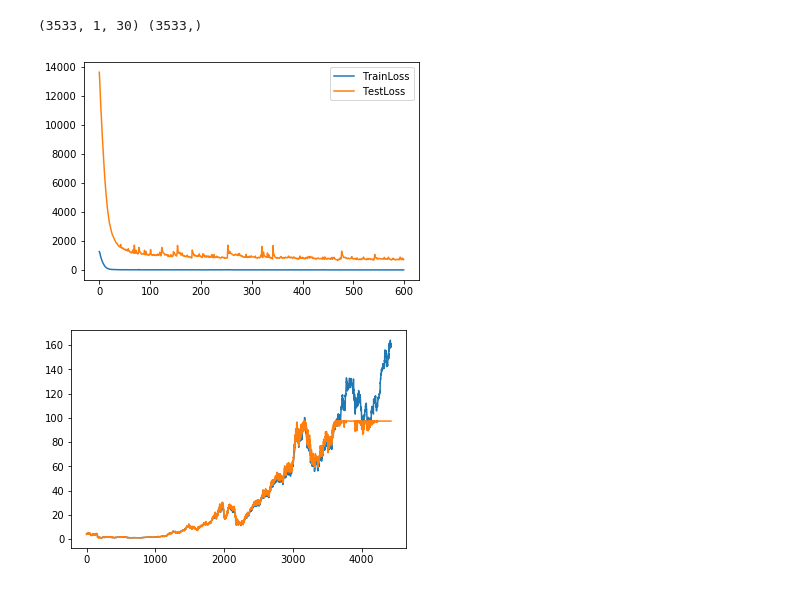
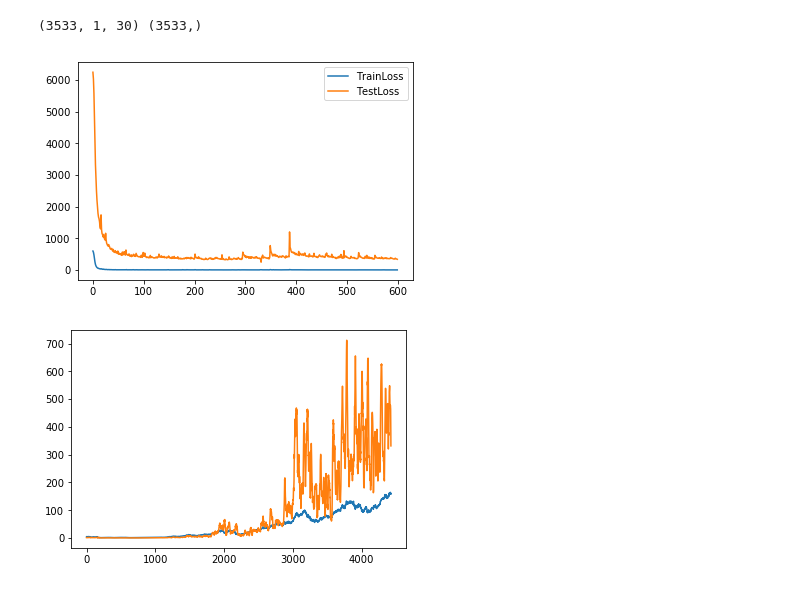
Before and after one commit to sshh12/StockMarketML, a Jupyter notebook: BasicPrediction.ipynb, the cells around one changed output. Cells and saved outputs as stored; diff of their text form; code cells hidden in the pictures.

```diff
--- a/BasicPrediction.ipynb
+++ b/BasicPrediction.ipynb
@@ -47,25 +45,44 @@ def get_data(stock, ratio=.80):
 # %%
 # Setup (Create Model)
 
-def get_model():
+def get_model(variation='lstm'):
 
-    model = Sequential()
+    if variation == 'lstm':
 
-    model.add(LSTM(20, input_shape=(1, window_size), return_sequences=True))
+        model = Sequential()
 
-    model.add(LSTM(20, return_sequences=False))
+        model.add(LSTM(16, input_shape=(1, window_size), return_sequences=True))
 
-    model.add(Dense(10, activation='relu'))
+        model.add(LSTM(16, return_sequences=False))
 
-    model.add(Dense(1))
+        model.add(Dense(10, activation='relu'))
 
-    model.compile(loss='mse', optimizer='adam')
+        model.add(Dense(1))
+
+        model.compile(loss='mse', optimizer='adam')
+
+    elif variation == 'mlp':
+
+        model = Sequential()
+
+        model.add(Dense(5, input_dim=window_size, activation='relu'))
+        model.add(Dropout(.25))
+
+        model.add(Dense(5, activation='relu'))
+        model.add(Dropout(.25))
+
+        model.add(Dense(5, activation='relu'))
+        model.add(Dropout(.25))
+
+        model.add(Dense(1))
+
+        model.compile(loss='mse', optimizer='adam')
 
     return model
 # %%
 # Run (Load)
 
-(trainX, trainY), (testX, testY), (mean, std) = get_data('AAPL')
+(trainX, trainY), (testX, testY) = get_data('AAPL', variation='lstm')
 
 print(trainX.shape, trainY.shape)
 # %% [output]
@@ -73,7 +90,7 @@ print(trainX.shape, trainY.shape)
 # %%
 # Run (Train)
 
-model = get_model()
+model = get_model(variation='lstm')
 
 history = model.fit(trainX, trainY, epochs=epochs, batch_size=batch_size, validation_data=(testX, testY), verbose=0)
 
@@ -82,34 +99,38 @@ plt.plot(history.history['val_loss'])
 plt.legend(['TrainLoss', 'TestLoss'])
 plt.show()
 # %% [output]
-[figure, old version]
+[figure, new version]
 # %%
 # Test
 
 data = csv_as_numpy('AAPL')[1][:, 3]
 
 data = data[:]
 
 prices_actual = []
 prices_predicted = []
 
 for i in range(len(data) - window_size - 1):
 
     X = data[i: i + window_size]
     Y = data[i + window_size]
 
     prices_actual.append(Y)
 
     X = np.array([X])
 
+    mean, std = np.mean(X), np.std(X)
+
+    X = X - mean / std
+
     prediction = model.predict(np.reshape(X, (X.shape[0], 1, X.shape[1])))
 
-    prediction = prediction
+    prediction = prediction * std + mean
 
     prices_predicted.append(np.squeeze(prediction))
 
 plt.plot(prices_actual)
 plt.plot(prices_predicted)
 plt.show()
 # %% [output]
-[figure, old version]
+[figure, new version]
```
Also changed, not shown: parts of 2 cells of this notebook, 3 other files.
